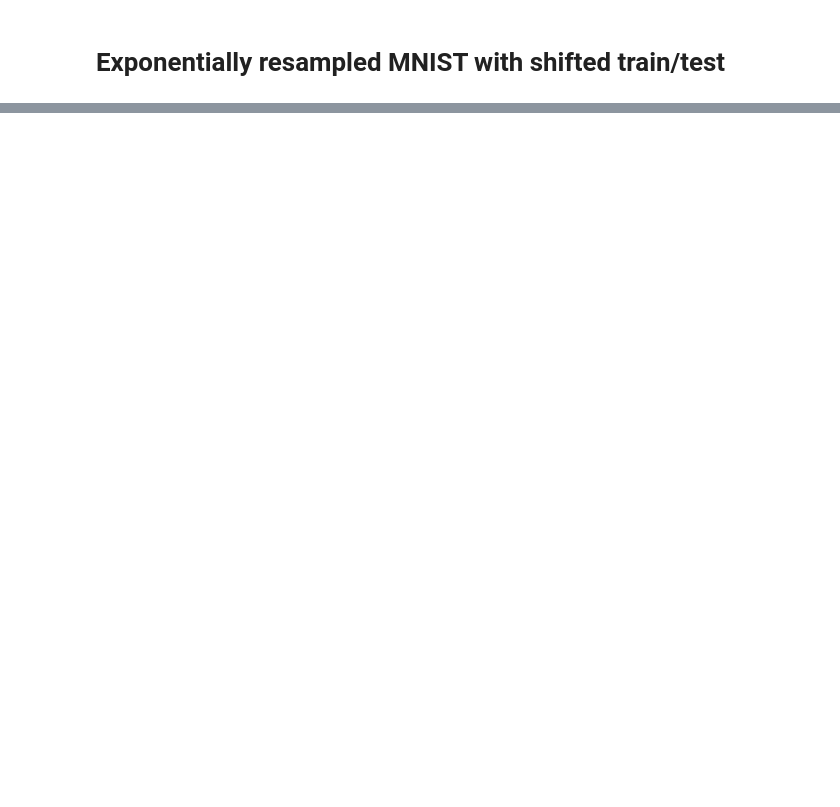
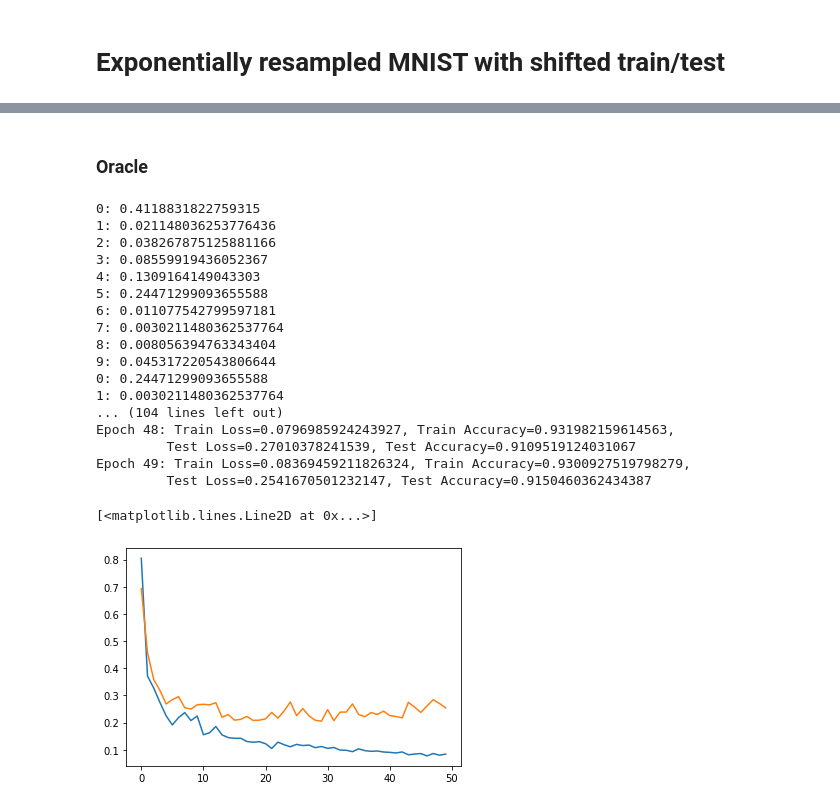
Before and after one commit to dwyatte/label-shift, a Jupyter notebook: label_shift.ipynb, the cells around one changed output, grey strips where cells are left out. Cells and saved outputs as stored; diff of their text form; code cells hidden in the pictures; blank space fills up the shorter version.

```diff
--- a/label_shift.ipynb
+++ b/label_shift.ipynb
@@ -278,3 +299,68 @@ Epoch 9: Train Loss=0.1764543056488037, Train Accuracy=0.9481021165847778,
+# %% [markdown]
+### Oracle
+# %%
+model = LogisticRegression(10)
+criterion = tf.keras.losses.SparseCategoricalCrossentropy(reduction=tf.keras.losses.Reduction.NONE)
+optimizer = tf.keras.optimizers.SGD(LEARNING_RATE, MOMENTUM)
+
+train_step = get_train_step()
+test_step = get_test_step()
+
+resampled_train = resample_dataset(train, train_density, training=True)
+resampled_test = resample_dataset(test, test_density, training=False)
+
+train_loss = []
+train_accuracy = []
+test_loss = []
+test_accuracy = []
+
+importance_weights = test_density / train_density
+importance_weights = importance_weights / np.sum(importance_weights)
+importance_weights = importance_weights.astype(np.float32)
+
+for epoch in range(NUM_EPOCHS):
+
+    for metric in metrics:
+        metrics[metric].reset_states()
+
+    for inputs, labels in resampled_train:
+        train_step(model, inputs, labels, criterion, optimizer, metrics, importance_weights)
+
+    for inputs, labels in resampled_test:
+        test_step(model, inputs, labels, criterion, metrics)
+
+    train_loss.append(metrics['train_loss'].result())
+    train_accuracy.append(metrics['train_accuracy'].result())
+    test_loss.append(metrics['test_loss'].result())
+    test_accuracy.append(metrics['test_accuracy'].result())
+
+    print(
+        f'Epoch {epoch}: Train Loss={train_loss[-1]}, Train Accuracy={train_accuracy[-1]},\n \
+        Test Loss={test_loss[-1]}, Test Accuracy={test_accuracy[-1]}'
+    )
+
+plt.plot(train_loss)
+plt.plot(test_loss)
+# %% [output]
+0: 0.4118831822759315
+1: 0.021148036253776436
+2: 0.038267875125881166
+3: 0.08559919436052367
+4: 0.1309164149043303
+5: 0.24471299093655588
+6: 0.011077542799597181
+7: 0.0030211480362537764
+8: 0.008056394763343404
+9: 0.045317220543806644
+0: 0.24471299093655588
+1: 0.0030211480362537764
+... (104 lines left out)
+Epoch 48: Train Loss=0.0796985924243927, Train Accuracy=0.931982159614563,
+         Test Loss=0.27010378241539, Test Accuracy=0.9109519124031067
+Epoch 49: Train Loss=0.08369459211826324, Train Accuracy=0.9300927519798279,
+         Test Loss=0.2541670501232147, Test Accuracy=0.9150460362434387
+[<matplotlib.lines.Line2D at 0x...>]
+[figure, added]
 # %%
 def confusion_matrix(model, dataset):
     all_labels = []
```
Also changed, not shown: parts of 8 cells of this notebook.
